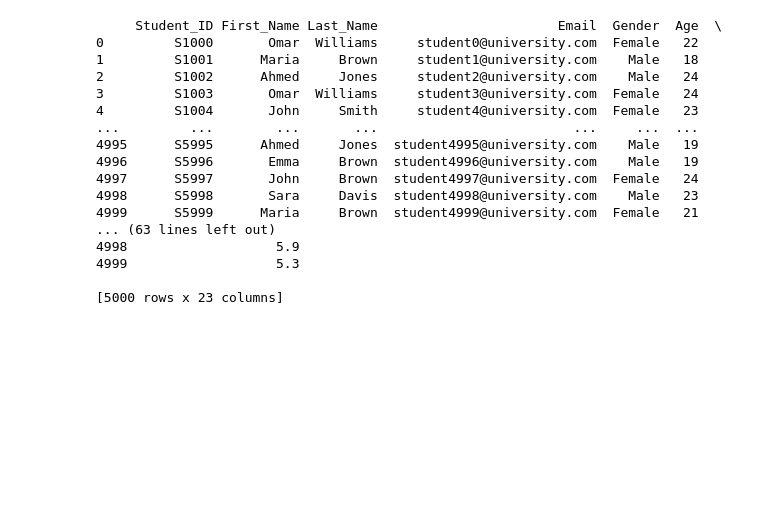
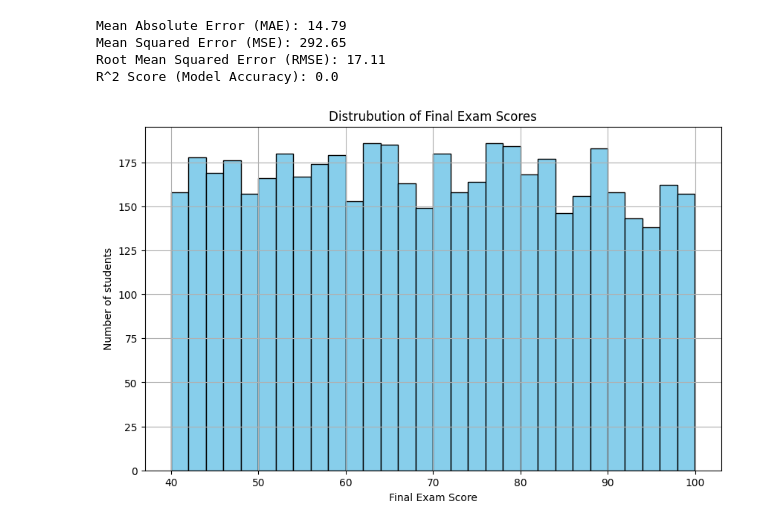
Before and after one commit to PrinceG-2k6/Mini_Project, a Jupyter notebook: ML_Project/Student_And_Study/main.ipynb, the cells around one changed output. Drawn from its saved outputs; the diff is of its cells as text; code cells hidden in the pictures; blank space fills up the shorter version.

```diff
--- a/ML_Project/Student_And_Study/main.ipynb
+++ b/ML_Project/Student_And_Study/main.ipynb
@@ -1,48 +1,48 @@
 # %%
 import pandas as pd
 from sklearn.linear_model import LinearRegression
-from sklearn.metrics import mean_absolute_error, mean_squared_error,r2_score
+from sklearn.metrics import mean_absolute_error, mean_squared_error, r2_score
+from sklearn.model_selection import train_test_split
 import matplotlib.pyplot as plt
 import numpy as np
 
 # Load dataset
 data = pd.read_csv("./Student.csv")
-# print(data)
+# print(data.head())
 
-x= data[['Study_Hours_per_Week']]
-y=['Final_Score']
+x = data[['Study_Hours_per_Week']]
+y = data['Final_Score']
 
 # Train Model
 model = LinearRegression()
 model.fit(x,y)
 predicted_score = model.predict(x)
 
-# valid regression metriccs
+# valid regression metrics
 mae = mean_absolute_error(y, predicted_score)
 mse = mean_squared_error(y, predicted_score)
 rmse = np.sqrt(mse)
 r2 = r2_score(y, predicted_score)
 
 # Show result
-print("Mean Absolute Error (MAE):", round(mae,2))
-print("Mean Squared Error (MSE):", round(mse,2))
-print("Root Mean Squared Error (RMSE):", round(rmse,2))
-print("R^2 Score (Model Accuracy) : ",round(r2,4))
+print("Mean Absolute Error (MAE):", round(mae, 2))
+print("Mean Squared Error (MSE):", round(mse, 2))
+print("Root Mean Squared Error (RMSE):", round(rmse, 2))
+print("R^2 Score (Model Accuracy):", round(r2, 4))
 # %% [output]
-     Student_ID First_Name Last_Name                       Email  Gender  Age  \
-0         S1000       Omar  Williams     student0@university.com  Female   22
-1         S1001      Maria     Brown     student1@university.com    Male   18
-2         S1002      Ahmed     Jones     student2@university.com    Male   24
-3         S1003       Omar  Williams     student3@university.com  Female   24
-4         S1004       John     Smith     student4@university.com  Female   23
-...         ...        ...       ...                         ...     ...  ...
-4995      S5995      Ahmed     Jones  student4995@university.com    Male   19
-4996      S5996       Emma     Brown  student4996@university.com    Male   19
-4997      S5997       John     Brown  student4997@university.com  Female   24
-4998      S5998       Sara     Davis  student4998@university.com    Male   23
-4999      S5999      Maria     Brown  student4999@university.com  Female   21
-... (63 lines left out)
-4998                   5.9
-4999                   5.3
-
-[5000 rows x 23 columns]
+Mean Absolute Error (MAE): 14.79
+Mean Squared Error (MSE): 292.65
+Root Mean Squared Error (RMSE): 17.11
+R^2 Score (Model Accuracy): 0.0
+# %%
+
+# histogram
+plt.figure(figsize=(10,6))
+plt.hist(data["Final_Score"],bins=30,color='skyblue',edgecolor='black')
+plt.title("Distrubution of Final Exam Scores")
+plt.xlabel("Final Exam Score")
+plt.ylabel("Number of students")
+plt.grid(True)
+plt.show()
+# %% [output]
+[figure, added]
```
Also changed, not shown: parts of 1 cell of this notebook.
